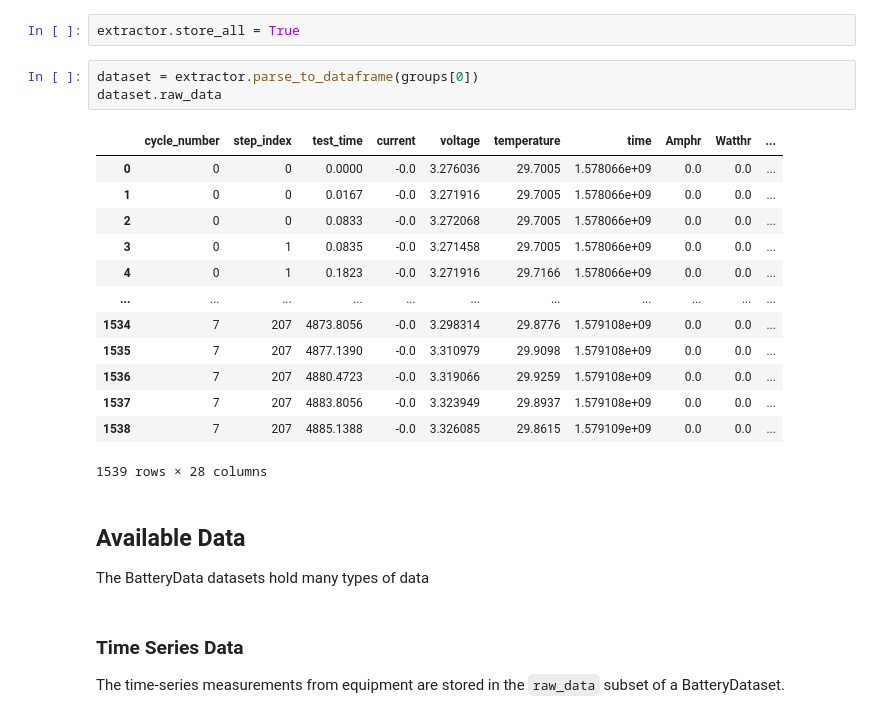
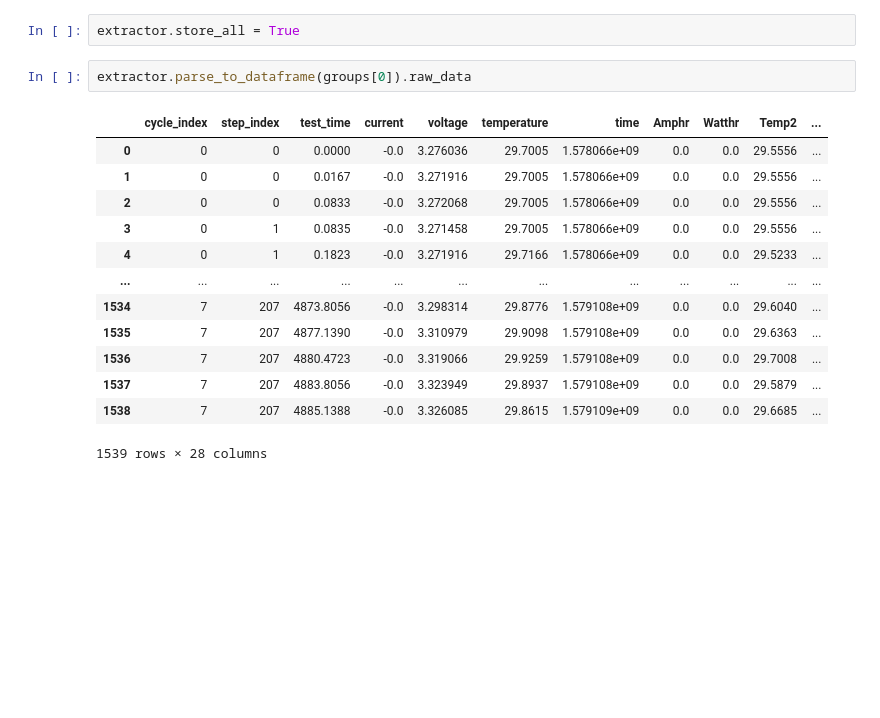
Before and after one commit to ROVI-org/battery-data-toolkit, a Jupyter notebook: notebooks/extract-from-batterydata.ipynb, the cells around one changed output. Drawn from its saved outputs; the diff is of its cells as text; blank space fills up the shorter version.

Commit message:
Revert "Introduce ability to store EIS data (#46)"
This reverts commit f95f2a6305a80a4a73d72c5ac40ec69e2e26f568.

```diff
--- a/notebooks/extract-from-batterydata.ipynb
+++ b/notebooks/extract-from-batterydata.ipynb
@@ -83,25 +81,18 @@ You can make it store the extra columns as well by changing an option of the ext
 # %%
 extractor.store_all = True
 # %%
-dataset = extractor.parse_to_dataframe(groups[0])
-dataset.raw_data
+extractor.parse_to_dataframe(groups[0]).raw_data
 # %% [output]
-|  | cycle_number | step_index | test_time | current | voltage | temperature | time | Amphr | Watthr | ... |
-| 0 | 0 | 0 | 0.0000 | -0.0 | 3.276036 | 29.7005 | 1.578066e+09 | 0.0 | 0.0 | ... |
-| 1 | 0 | 0 | 0.0167 | -0.0 | 3.271916 | 29.7005 | 1.578066e+09 | 0.0 | 0.0 | ... |
-| 2 | 0 | 0 | 0.0833 | -0.0 | 3.272068 | 29.7005 | 1.578066e+09 | 0.0 | 0.0 | ... |
-| 3 | 0 | 1 | 0.0835 | -0.0 | 3.271458 | 29.7005 | 1.578066e+09 | 0.0 | 0.0 | ... |
-| 4 | 0 | 1 | 0.1823 | -0.0 | 3.271916 | 29.7166 | 1.578066e+09 | 0.0 | 0.0 | ... |
-| ... | ... | ... | ... | ... | ... | ... | ... | ... | ... | ... |
-| 1534 | 7 | 207 | 4873.8056 | -0.0 | 3.298314 | 29.8776 | 1.579108e+09 | 0.0 | 0.0 | ... |
-| 1535 | 7 | 207 | 4877.1390 | -0.0 | 3.310979 | 29.9098 | 1.579108e+09 | 0.0 | 0.0 | ... |
-| 1536 | 7 | 207 | 4880.4723 | -0.0 | 3.319066 | 29.9259 | 1.579108e+09 | 0.0 | 0.0 | ... |
-| 1537 | 7 | 207 | 4883.8056 | -0.0 | 3.323949 | 29.8937 | 1.579108e+09 | 0.0 | 0.0 | ... |
-| 1538 | 7 | 207 | 4885.1388 | -0.0 | 3.326085 | 29.8615 | 1.579109e+09 | 0.0 | 0.0 | ... |
+|  | cycle_index | step_index | test_time | current | voltage | temperature | time | Amphr | Watthr | Temp2 | ... |
+| 0 | 0 | 0 | 0.0000 | -0.0 | 3.276036 | 29.7005 | 1.578066e+09 | 0.0 | 0.0 | 29.5556 | ... |
+| 1 | 0 | 0 | 0.0167 | -0.0 | 3.271916 | 29.7005 | 1.578066e+09 | 0.0 | 0.0 | 29.5556 | ... |
+| 2 | 0 | 0 | 0.0833 | -0.0 | 3.272068 | 29.7005 | 1.578066e+09 | 0.0 | 0.0 | 29.5556 | ... |
+| 3 | 0 | 1 | 0.0835 | -0.0 | 3.271458 | 29.7005 | 1.578066e+09 | 0.0 | 0.0 | 29.5556 | ... |
+| 4 | 0 | 1 | 0.1823 | -0.0 | 3.271916 | 29.7166 | 1.578066e+09 | 0.0 | 0.0 | 29.5233 | ... |
+| ... | ... | ... | ... | ... | ... | ... | ... | ... | ... | ... | ... |
+| 1534 | 7 | 207 | 4873.8056 | -0.0 | 3.298314 | 29.8776 | 1.579108e+09 | 0.0 | 0.0 | 29.6040 | ... |
+| 1535 | 7 | 207 | 4877.1390 | -0.0 | 3.310979 | 29.9098 | 1.579108e+09 | 0.0 | 0.0 | 29.6363 | ... |
+| 1536 | 7 | 207 | 4880.4723 | -0.0 | 3.319066 | 29.9259 | 1.579108e+09 | 0.0 | 0.0 | 29.7008 | ... |
+| 1537 | 7 | 207 | 4883.8056 | -0.0 | 3.323949 | 29.8937 | 1.579108e+09 | 0.0 | 0.0 | 29.5879 | ... |
+| 1538 | 7 | 207 | 4885.1388 | -0.0 | 3.326085 | 29.8615 | 1.579109e+09 | 0.0 | 0.0 | 29.6685 | ... |
 1539 rows × 28 columns
-# %% [markdown]
-## Available Data
-The BatteryData datasets hold many types of data
-# %% [markdown]
-### Time Series Data
-The time-series measurements from equipment are stored in the `raw_data` subset of a BatteryDataset.
```
Also changed, not shown: parts of 9 cells of this notebook, 5 other files.
